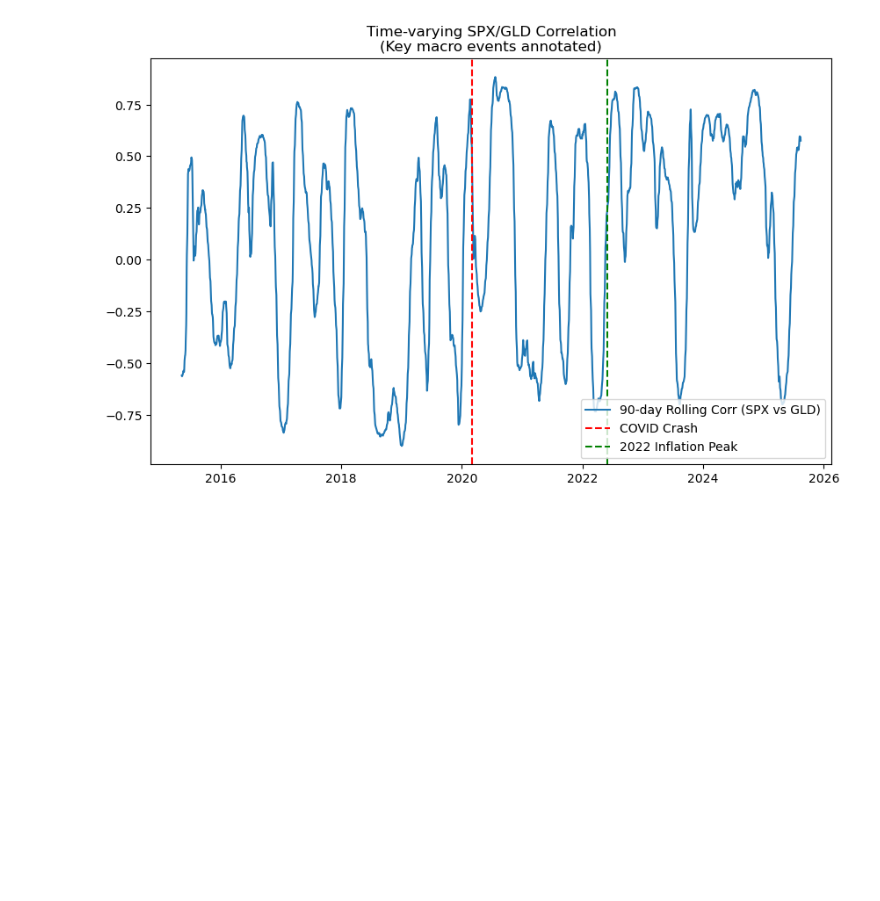
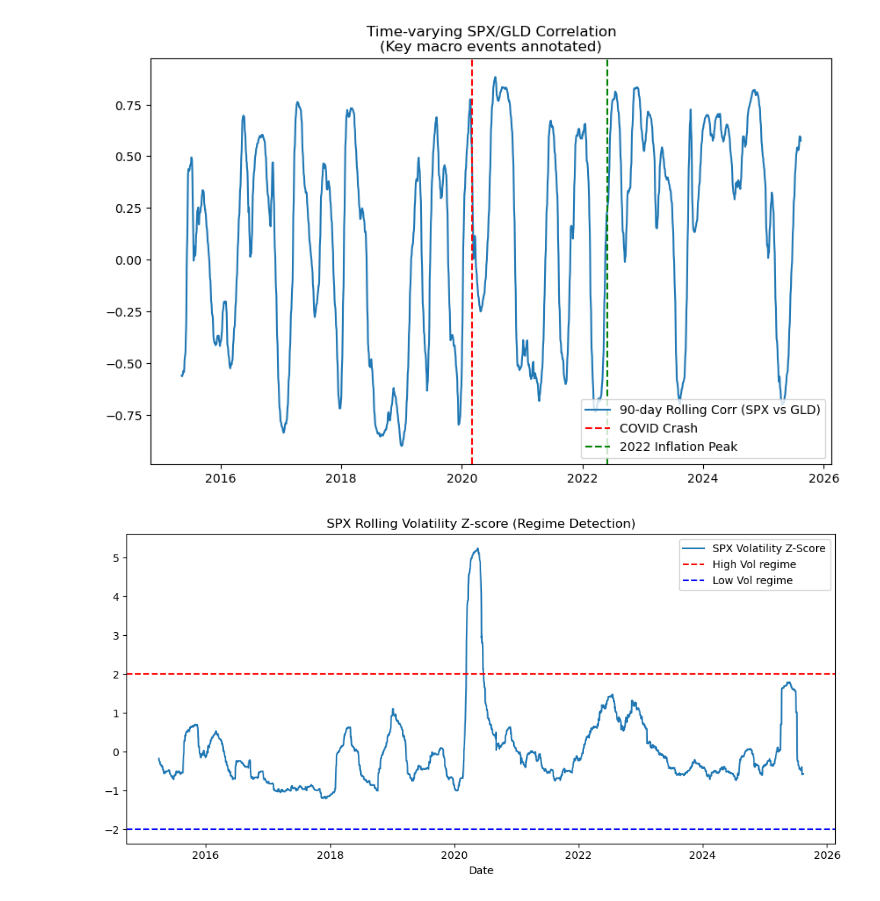
Before and after one commit to mbadu1/DES_A3_W3, a Jupyter notebook: HW_MK112.ipynb, the cells around one changed output. Cells and saved outputs as stored; diff of their text form; code cells hidden in the pictures; blank space fills up the shorter version.

```diff
--- a/HW_MK112.ipynb
+++ b/HW_MK112.ipynb
@@ -179,3 +179,19 @@ plt.title("Time-varying SPX/GLD Correlation\n(Key macro events annotated)")
 plt.show()
 # %% [output]
 [figure]
+# %%
+window = 60
+df["SPX_vol_z"] = (
+    df["SPX"].pct_change().rolling(window).std().transform(lambda x: (x - x.mean()) / x.std())
+)
+plt.figure(figsize=(10, 5))
+plt.plot(df.index, df["SPX_vol_z"], label="SPX Volatility Z-Score")
+plt.axhline(2, color="red", linestyle="--", label="High Vol regime")
+plt.axhline(-2, color="blue", linestyle="--", label="Low Vol regime")
+plt.legend()
+plt.title("SPX Rolling Volatility Z-score (Regime Detection)")
+plt.xlabel("Date")
+plt.tight_layout()
+plt.show()
+# %% [output]
+[figure, added]
```
Also changed, not shown: 2 other files.
